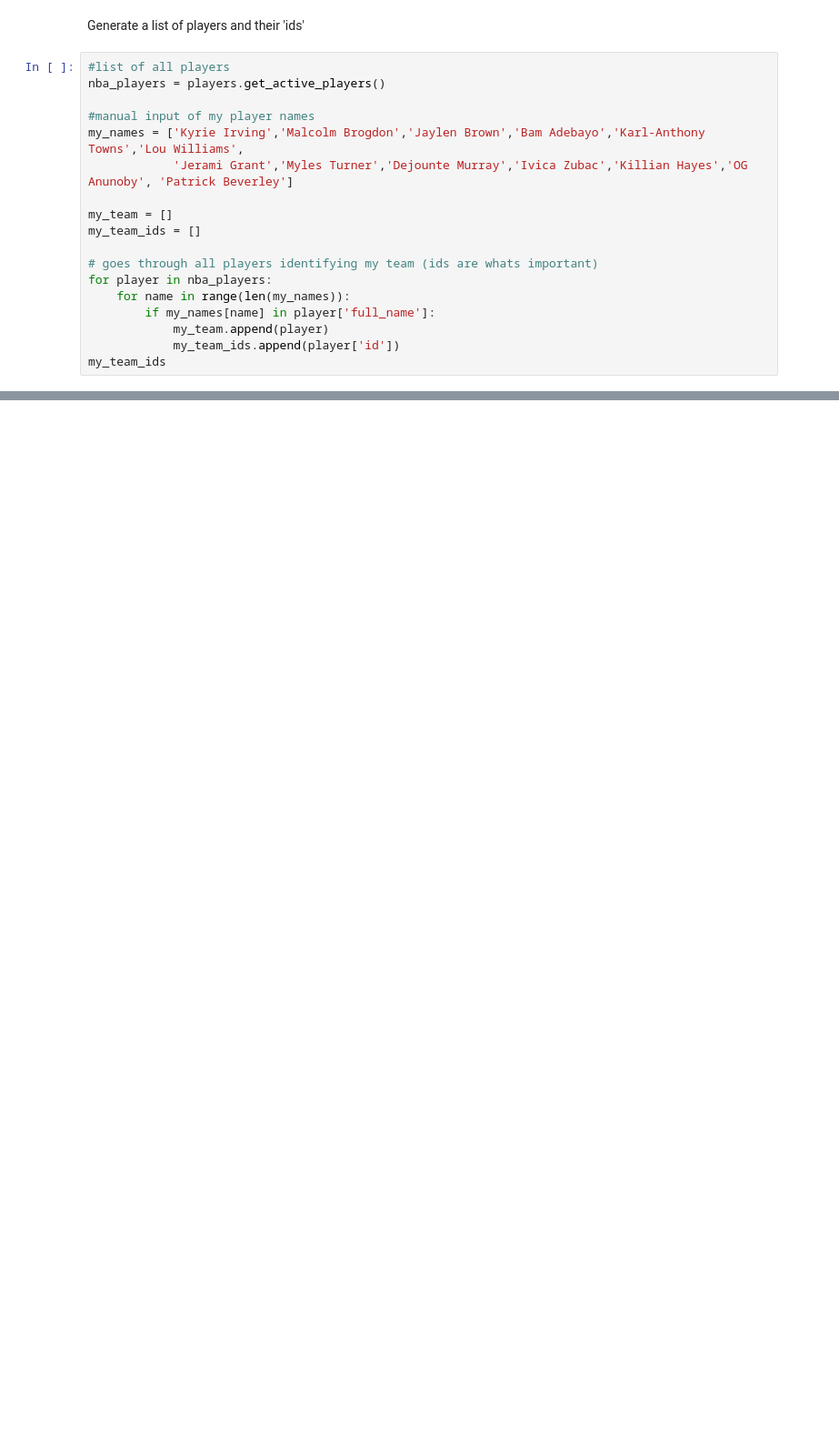
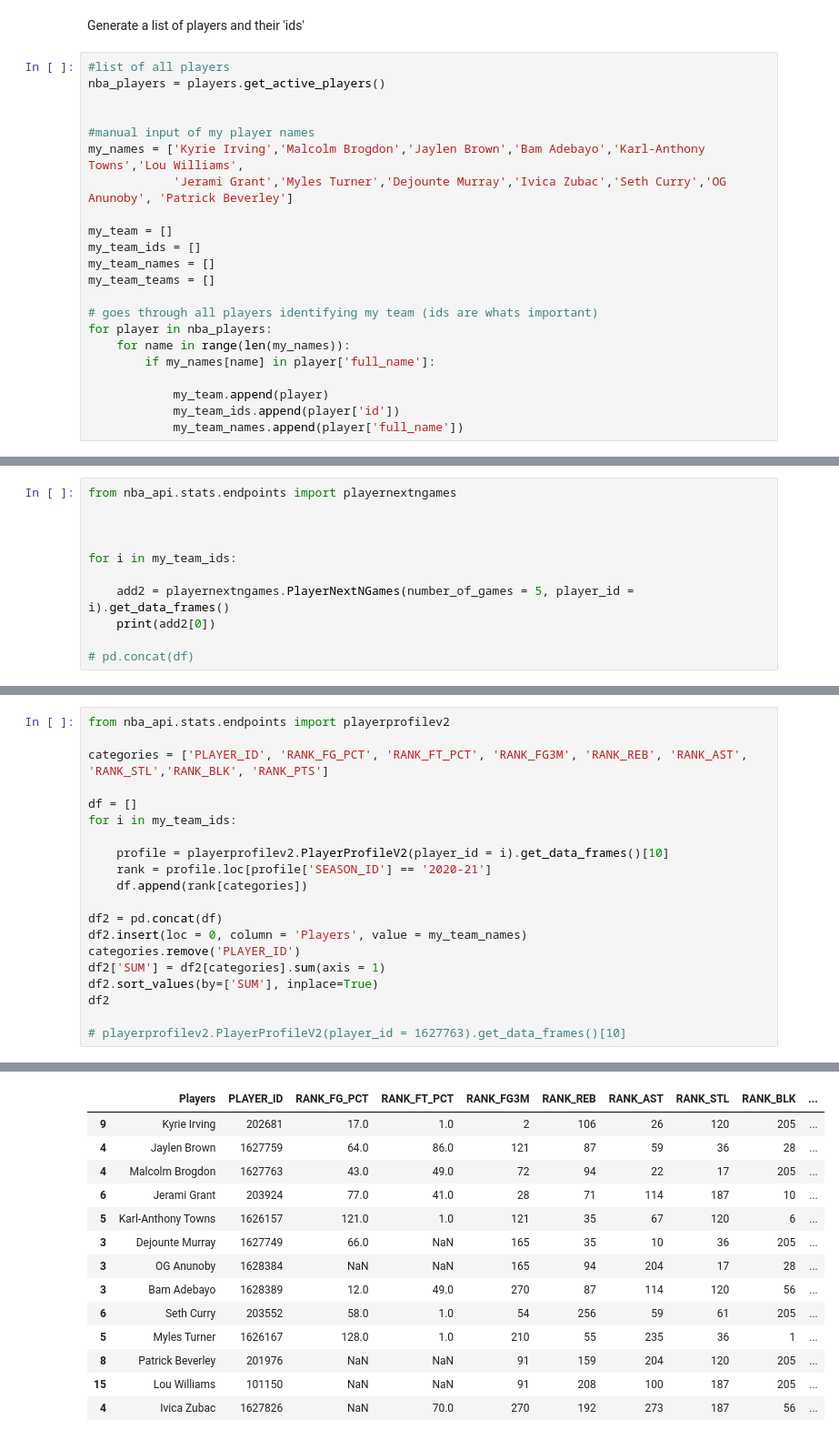
Before and after one commit to lauravan/NBA-stat-generator, a Jupyter notebook: NBA FANTASY.ipynb, the cells around one changed output, grey strips where cells are left out. Shown at 91% size. Cells and saved outputs as stored; diff of their text form; blank space fills up the shorter version.

```diff
--- a/NBA FANTASY.ipynb
+++ b/NBA FANTASY.ipynb
@@ -21,17 +22,21 @@ Generate a list of players and their 'ids'
 #list of all players
 nba_players = players.get_active_players()
 
+
 #manual input of my player names
 my_names = ['Kyrie Irving','Malcolm Brogdon','Jaylen Brown','Bam Adebayo','Karl-Anthony Towns','Lou Williams',
-            'Jerami Grant','Myles Turner','Dejounte Murray','Ivica Zubac','Killian Hayes','OG Anunoby', 'Patrick Beverley']
+            'Jerami Grant','Myles Turner','Dejounte Murray','Ivica Zubac','Seth Curry','OG Anunoby', 'Patrick Beverley']
 
 my_team = []
 my_team_ids = []
+my_team_names = []
+my_team_teams = []
 
 # goes through all players identifying my team (ids are whats important)
 for player in nba_players:
     for name in range(len(my_names)):
         if my_names[name] in player['full_name']:
+
             my_team.append(player)
             my_team_ids.append(player['id'])
-my_team_ids
+            my_team_names.append(player['full_name'])
@@ -64,0 +56,11 @@ AttributeError: type object 'PlayerCompare' has no attribute 'playercompare'
+# %%
+from nba_api.stats.endpoints import playernextngames
+
+
+
+for i in my_team_ids:
+
+    add2 = playernextngames.PlayerNextNGames(number_of_games = 5, player_id = i).get_data_frames()
+    print(add2[0])
+
+# pd.concat(df)
@@ -64,0 +115,21 @@ AttributeError: type object 'PlayerCompare' has no attribute 'playercompare'
+# %%
+from nba_api.stats.endpoints import playerprofilev2
+
+categories = ['PLAYER_ID', 'RANK_FG_PCT', 'RANK_FT_PCT', 'RANK_FG3M', 'RANK_REB', 'RANK_AST', 'RANK_STL','RANK_BLK', 'RANK_PTS']
+
+df = []
+for i in my_team_ids:
+
+    profile = playerprofilev2.PlayerProfileV2(player_id = i).get_data_frames()[10]
+    rank = profile.loc[profile['SEASON_ID'] == '2020-21']
+    df.append(rank[categories])
+
+df2 = pd.concat(df)
+df2.insert(loc = 0, column = 'Players', value = my_team_names)
+categories.remove('PLAYER_ID')
+df2['SUM'] = df2[categories].sum(axis = 1)
+df2.sort_values(by=['SUM'], inplace=True)
+df2
+
+# playerprofilev2.PlayerProfileV2(player_id = 1627763).get_data_frames()[10]
+# %% [output]
@@ -64,0 +137,14 @@ AttributeError: type object 'PlayerCompare' has no attribute 'playercompare'
+|  | Players | PLAYER_ID | RANK_FG_PCT | RANK_FT_PCT | RANK_FG3M | RANK_REB | RANK_AST | RANK_STL | RANK_BLK | ... |
+| 9 | Kyrie Irving | 202681 | 17.0 | 1.0 | 2 | 106 | 26 | 120 | 205 | ... |
+| 4 | Jaylen Brown | 1627759 | 64.0 | 86.0 | 121 | 87 | 59 | 36 | 28 | ... |
+| 4 | Malcolm Brogdon | 1627763 | 43.0 | 49.0 | 72 | 94 | 22 | 17 | 205 | ... |
+| 6 | Jerami Grant | 203924 | 77.0 | 41.0 | 28 | 71 | 114 | 187 | 10 | ... |
+| 5 | Karl-Anthony Towns | 1626157 | 121.0 | 1.0 | 121 | 35 | 67 | 120 | 6 | ... |
+| 3 | Dejounte Murray | 1627749 | 66.0 | NaN | 165 | 35 | 10 | 36 | 205 | ... |
+| 3 | OG Anunoby | 1628384 | NaN | NaN | 165 | 94 | 204 | 17 | 28 | ... |
+| 3 | Bam Adebayo | 1628389 | 12.0 | 49.0 | 270 | 87 | 114 | 120 | 56 | ... |
+| 6 | Seth Curry | 203552 | 58.0 | 1.0 | 54 | 256 | 59 | 61 | 205 | ... |
+| 5 | Myles Turner | 1626167 | 128.0 | 1.0 | 210 | 55 | 235 | 36 | 1 | ... |
+| 8 | Patrick Beverley | 201976 | NaN | NaN | 91 | 159 | 204 | 120 | 205 | ... |
+| 15 | Lou Williams | 101150 | NaN | NaN | 91 | 208 | 100 | 187 | 205 | ... |
+| 4 | Ivica Zubac | 1627826 | NaN | 70.0 | 270 | 192 | 273 | 187 | 56 | ... |
```
Also changed, not shown: parts of 10 cells of this notebook.
